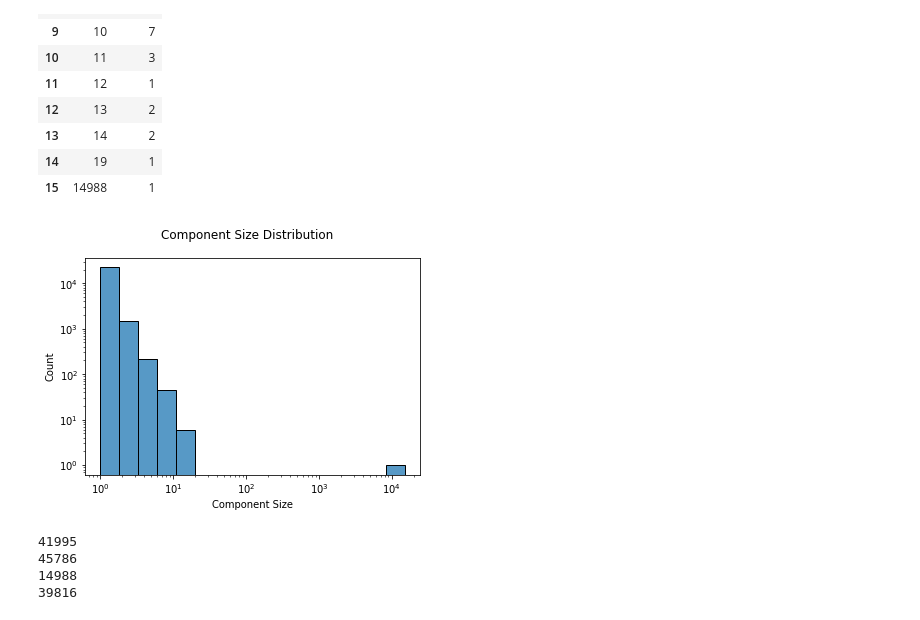
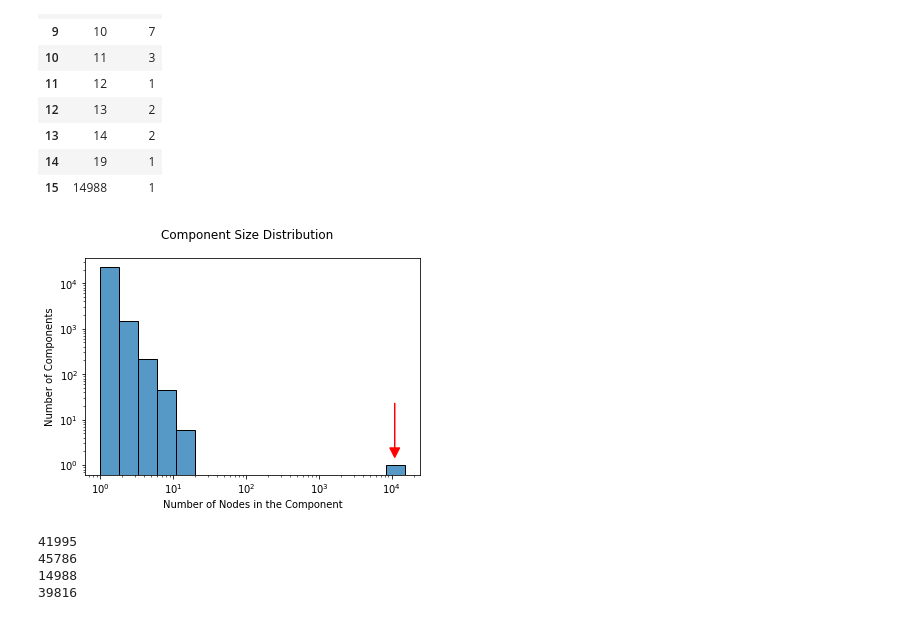
Before and after one commit to skearnes/scripture-graph, a Jupyter notebook: posts/2020-12-31/post.ipynb, the cells around one changed output. Saved outputs shown, nothing was run; the diff lists cells and outputs as text; code cells hidden in the pictures.

```diff
--- a/posts/2020-12-31/post.ipynb
+++ b/posts/2020-12-31/post.ipynb
@@ -67,12 +67,15 @@ df
 # %%
 fig, ax = subplots()
 sns.histplot(sizes, log_scale=True, ax=ax)
 ax.set_yscale('log')
-ax.set_xlabel('Component Size')
+ax.set_ylabel('Number of Components')
+ax.set_xlabel('Number of Nodes in the Component')
 fig.suptitle('Component Size Distribution')
+# Add an arrow.
+ax.arrow(0.925, 0.33, 0, -0.25, transform=ax.transAxes, head_width=0.03, color='red', length_includes_head=True)
 fig.savefig('component-size.png', dpi=300, bbox_inches='tight')
 # %% [output]
-[figure, old version]
+[figure, new version]
 # %%
 # Prune the graph to the largest strongly connected component.
 # How many edges does it have?
```
Also changed, not shown: 1 other file.
